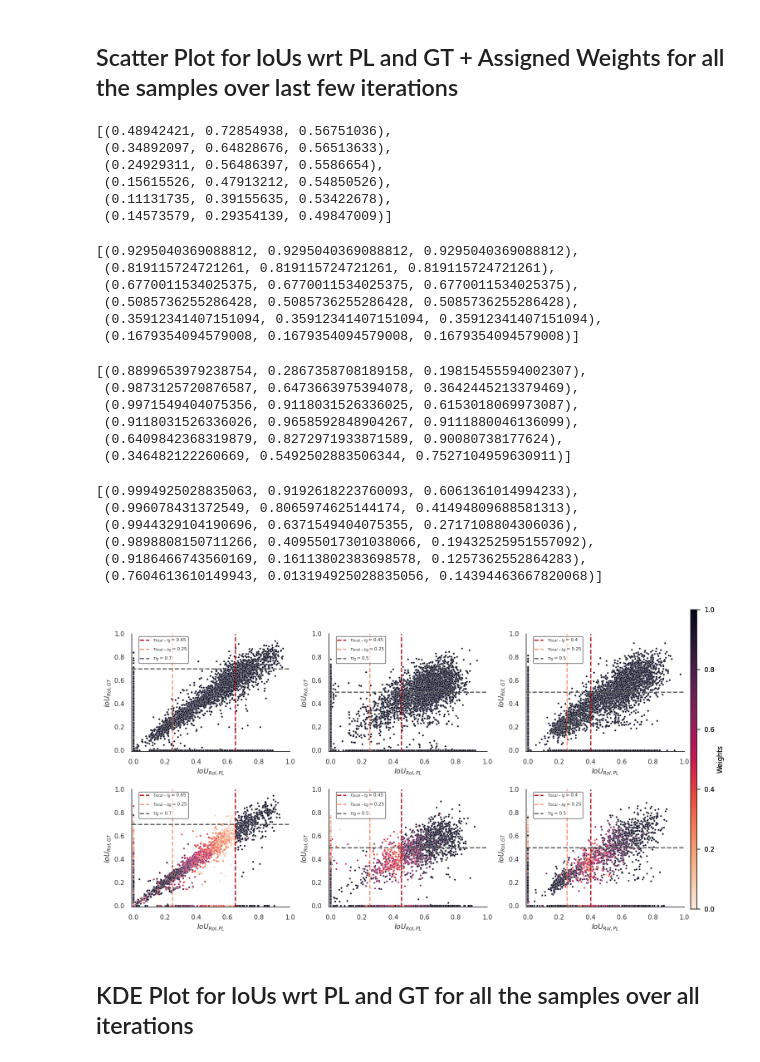
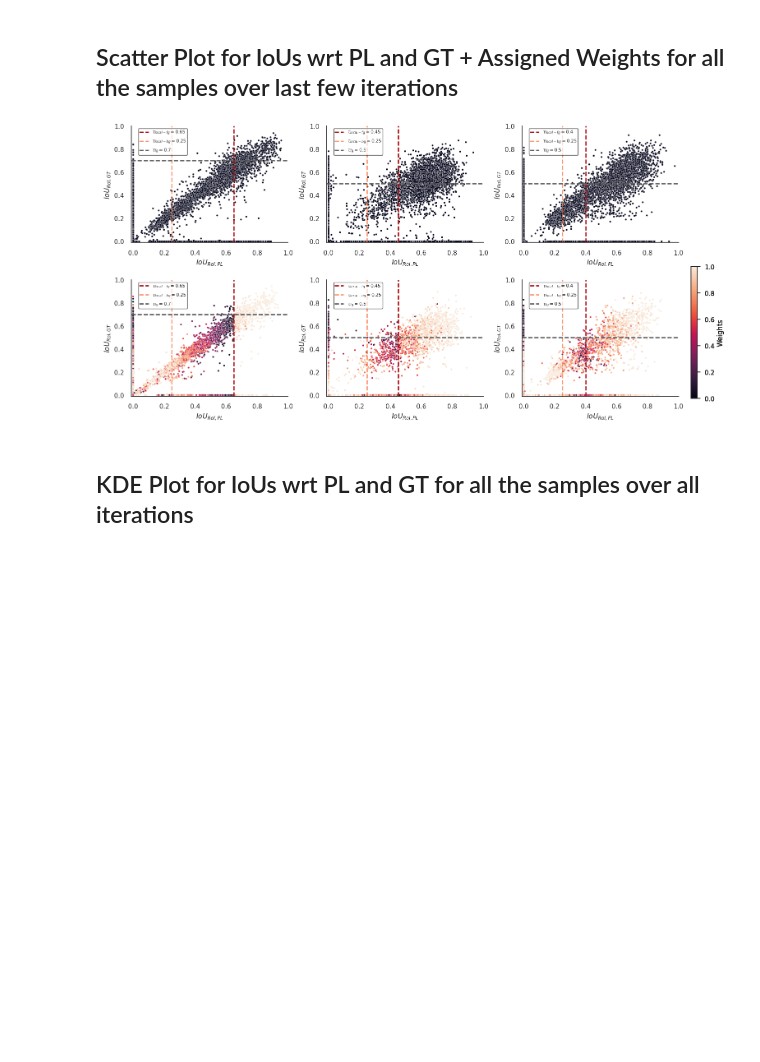
Before and after one commit to shashankag14/OpenPCDet, a Jupyter notebook: tools/tb_metrics.ipynb, the cells around one changed output. Drawn from its saved outputs; the diff is of its cells as text; code cells hidden in the pictures; blank space fills up the shorter version.

Commit message:
Add FG IoU plots per iteration
revert color in IoU+weight plots

```diff
--- a/tools/tb_metrics.ipynb
+++ b/tools/tb_metrics.ipynb
@@ -498,43 +701,6 @@ plt.show()
 [figure]
 # %% [markdown]
 ## Scatter Plot for IoUs wrt PL and GT + Assigned Weights for all the samples over last few iterations
-# %%
-sns.color_palette("crest")
-# %% [output]
-[(0.48942421, 0.72854938, 0.56751036),
- (0.34892097, 0.64828676, 0.56513633),
- (0.24929311, 0.56486397, 0.5586654),
- (0.15615526, 0.47913212, 0.54850526),
- (0.11131735, 0.39155635, 0.53422678),
- (0.14573579, 0.29354139, 0.49847009)]
-# %%
-sns.color_palette("Greys")
-# %% [output]
-[(0.9295040369088812, 0.9295040369088812, 0.9295040369088812),
- (0.819115724721261, 0.819115724721261, 0.819115724721261),
- (0.6770011534025375, 0.6770011534025375, 0.6770011534025375),
- (0.5085736255286428, 0.5085736255286428, 0.5085736255286428),
- (0.35912341407151094, 0.35912341407151094, 0.35912341407151094),
- (0.1679354094579008, 0.1679354094579008, 0.1679354094579008)]
-# %%
-sns.color_palette("RdYlBu")
-# %% [output]
-[(0.8899653979238754, 0.2867358708189158, 0.19815455594002307),
- (0.9873125720876587, 0.6473663975394078, 0.3642445213379469),
- (0.9971549404075356, 0.9118031526336025, 0.6153018069973087),
- (0.9118031526336026, 0.9658592848904267, 0.9111880046136099),
- (0.6409842368319879, 0.8272971933871589, 0.90080738177624),
- (0.346482122260669, 0.5492502883506344, 0.7527104959630911)]
-# %%
-
-sns.color_palette("YlOrRd")
-# %% [output]
-[(0.9994925028835063, 0.9192618223760093, 0.6061361014994233),
- (0.996078431372549, 0.8065974625144174, 0.41494809688581313),
- (0.9944329104190696, 0.6371549404075355, 0.2717108804306036),
- (0.9898808150711266, 0.40955017301038066, 0.19432525951557092),
- (0.9186466743560169, 0.16113802383698578, 0.1257362552864283),
- (0.7604613610149943, 0.013194925028835056, 0.14394463667820068)]
 # %%
 import matplotlib.gridspec as gridspec
 
@@ -576,13 +742,13 @@ class SeabornFig2Grid():
             self._moveaxes(self.sg.ax_marg_x, self.subgrid[0, :-1])
             self._moveaxes(self.sg.ax_marg_y, self.subgrid[1:, -1])
 
-        left_pos = 0.96 if self.disable_marginal_plot else 1
+        left_pos = 0.97 if self.disable_marginal_plot else 1
         # Make space for the colorbar
         self.fig.subplots_adjust(right=1.2)
         # Define a new Axes where the colorbar will go
-        cax = self.fig.add_axes([left_pos, 0.1, .01, 0.9])
+        cax = self.fig.add_axes([left_pos, 0.1, .01, 0.40])
         # Get a mappable object with the same colormap as the data
-        points = plt.scatter([], [], c=[], vmin=0, vmax=1, cmap=cmap)
+        points = plt.scatter([], [], c=[], vmin=0, vmax=1, cmap=_cmap)
         # Draw the colorbar
         self.fig.colorbar(points, cax=cax).set_label("Weights")
 
@@ -631,9 +797,9 @@ def get_joint_plot(df, class_name, fig_title="Default", plot_type="joint", epoch
     else:
         if fig_title=='Before':
             color = _cmap(1)
-            g = sns.jointplot(data=valid_df, x="iou_roi_pl", y="iou_roi_gt", color=color, xlim=-0.01, ylim=-0.01, legend=False, palette="rocket_r", s=10)
+            g = sns.jointplot(data=valid_df, x="iou_roi_pl", y="iou_roi_gt", color=color, xlim=-0.01, ylim=-0.01, legend=True, palette="rocket_r", s=10)
         else:
-            g = sns.jointplot(data=valid_df, x="iou_roi_pl", y="iou_roi_gt", hue='weights', xlim=-0.01, ylim=-0.01, legend=False, palette="rocket_r", s=10)
+            g = sns.jointplot(data=valid_df, x="iou_roi_pl", y="iou_roi_gt", hue='weights', xlim=-0.01, ylim=-0.01, legend=False, palette="rocket", s=10)
         g.set_axis_labels('$IoU_{RoI,PL}$', '$IoU_{RoI,GT}$', fontsize=12)
 
 
@@ -650,42 +816,42 @@ def get_joint_plot(df, class_name, fig_title="Default", plot_type="joint", epoch
         # Make space for the colorbar
         g.fig.subplots_adjust(right=.92)
         # Define a new Axes where the colorbar will go
-        cax = g.fig.add_axes([.94, .25, .02, .6])
+        cax = g.fig.add_axes([.96, .25, .02, .6])
         # Get a mappable object with the same colormap as the data
-        points = plt.scatter([], [], c=[], vmin=0, vmax=1, cmap=cmap)
+        points = plt.scatter([], [], c=[], vmin=0, vmax=1, cmap=_cmap)
         # Draw the colorbar
         g.fig.colorbar(points, cax=cax).set_label("Weights")
         # plt.show()
     return g
 
 car_plot_before = get_joint_plot(baseline_df, 'Car', "Before", epoch_num=0.50)
 car_plot_after = get_joint_plot(df, 'Car', "After", epoch_num=0.50)
 
 ped_plot_before = get_joint_plot(baseline_df, 'Pedestrian', "Before", epoch_num=14)
 ped_plot_after = get_joint_plot(df, 'Pedestrian', "After", epoch_num=14)
 
 cyc_plot_before = get_joint_plot(baseline_df, 'Cyclist', "Before", epoch_num=24)
 cyc_plot_after = get_joint_plot(df, 'Cyclist', "After", epoch_num=24)
 
 fig = plt.figure(figsize=(15,8))
 gs = gridspec.GridSpec(2, 3)
 
 # disable the marginal plots using this flag
 disable_marginal_plot = True
 #before
 mg0 = SeabornFig2Grid(car_plot_before, fig, gs[0], disable_marginal_plot)
 mg1 = SeabornFig2Grid(ped_plot_before, fig, gs[1], disable_marginal_plot)
 mg2 = SeabornFig2Grid(cyc_plot_before, fig, gs[2], disable_marginal_plot)
 #after
 mg3 = SeabornFig2Grid(car_plot_after, fig, gs[3], disable_marginal_plot)
 mg4 = SeabornFig2Grid(ped_plot_after, fig, gs[4], disable_marginal_plot)
 mg5 = SeabornFig2Grid(cyc_plot_after, fig, gs[5], disable_marginal_plot)
 
 gs.tight_layout(fig)
 fig.savefig(fname="ious_weights.png", transparent=False, bbox_inches='tight')
 plt.show()
 # %% [output]
-[figure, old version]
+[figure, new version]
 # %% [markdown]
 ## KDE Plot for IoUs wrt PL and GT for all the samples over all iterations
 # %%
```
Also changed, not shown: parts of 5 cells of this notebook.
